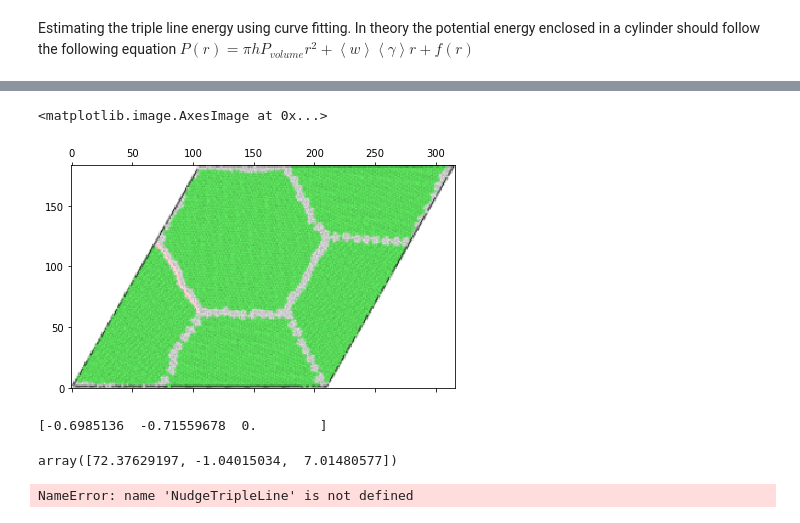
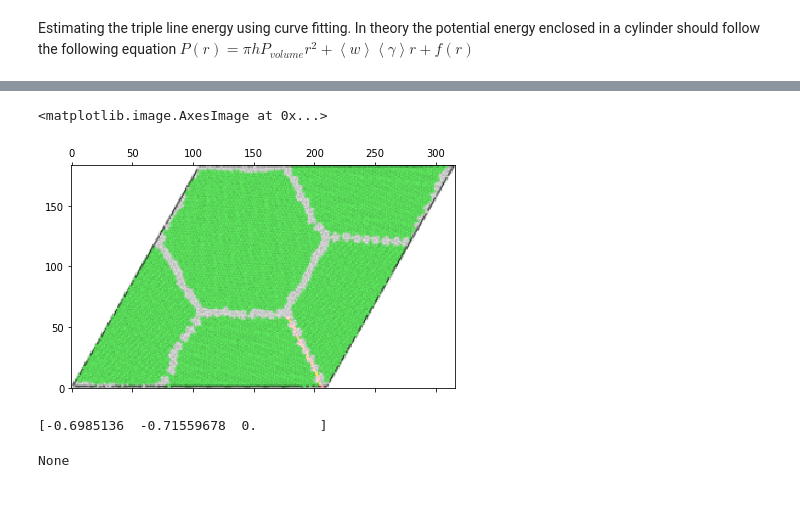
Before and after one commit to PaulTwine/TripleLines.github.io, a Jupyter notebook: TripleLine Fitting.ipynb, the cells around one changed output, grey strips where cells are left out. Saved outputs shown, nothing was run; the diff lists cells and outputs as text; code cells hidden in the pictures.

```diff
--- a/TripleLine Fitting.ipynb
+++ b/TripleLine Fitting.ipynb
@@ -51,7 +51,7 @@ def Composite(r,a,b,c):
 # %%
 strDumpFile = '../../PythonLAMMPS/VolumeTest/dump.eam'
 #strDumpFile = '../data/dump.eam'
-#strDumpFile = '/home/paul/csf3_scratch/TripleLines/data3/dump.eam3'
+strDumpFile = '/home/paul/csf3_scratch/TripleLines/data6/dump.eam6'
 a1=4.05
 a2= np.sqrt(3)*4.05
 strPMFile = strDumpFile + 'PM'
@@ -94,28 +105,23 @@ plt.show()
 # %%
 n=1
 CellArray = plt.imread('../../PythonLAMMPS/VolumeTest/CellView.png')
 fltSize = np.shape(CellArray)[1]
 CellArray = rescale(CellArray, objProcess.GetBoundingBox()[0]/fltSize)
 CellArray = np.flip(CellArray, axis=0)
 #plt.matshow(CellArray[:,:,:], origin = 'lower')
-for j in objProcess.GetGrainBoundaries(2).GetPoints():
+for j in objProcess.GetGrainBoundaries(7).GetPoints():
      CellArray[np.round(j[1]).astype('int')-n:np.round(j[1]).astype('int')+n,
               np.round(j[0]).astype('int')-n:np.round(j[0]).astype('int')+n,0] =1
 plt.matshow(CellArray[:,:,:], origin = 'lower')
 # %% [output]
 <matplotlib.image.AxesImage at 0x...>
-[figure, old version]
+[figure, new version]
 # %%
 arrDirection = objProcess.GetGrainBoundaries(5).GetLinearDirection()
 print(arrDirection)
 # %% [output]
 [-0.6985136  -0.71559678  0.        ]
-# %%
-objProcess.MoveTripleLine(intTripleLine)
-# %% [output]
-array([72.37629197, -1.04015034,  7.01480577])
-# %%
-
-print(NudgeTripleLine(intTripleLine,6,5)-objProcess.GetTripleLines(intTripleLine))
-# %% [output]
-NameError: name 'NudgeTripleLine' is not defined
+# %%
+print(objProcess.GetEquivalentTripleLines(1))
+# %% [output]
+None
```
Also changed, not shown: parts of 3 cells of this notebook, 2 other files.
